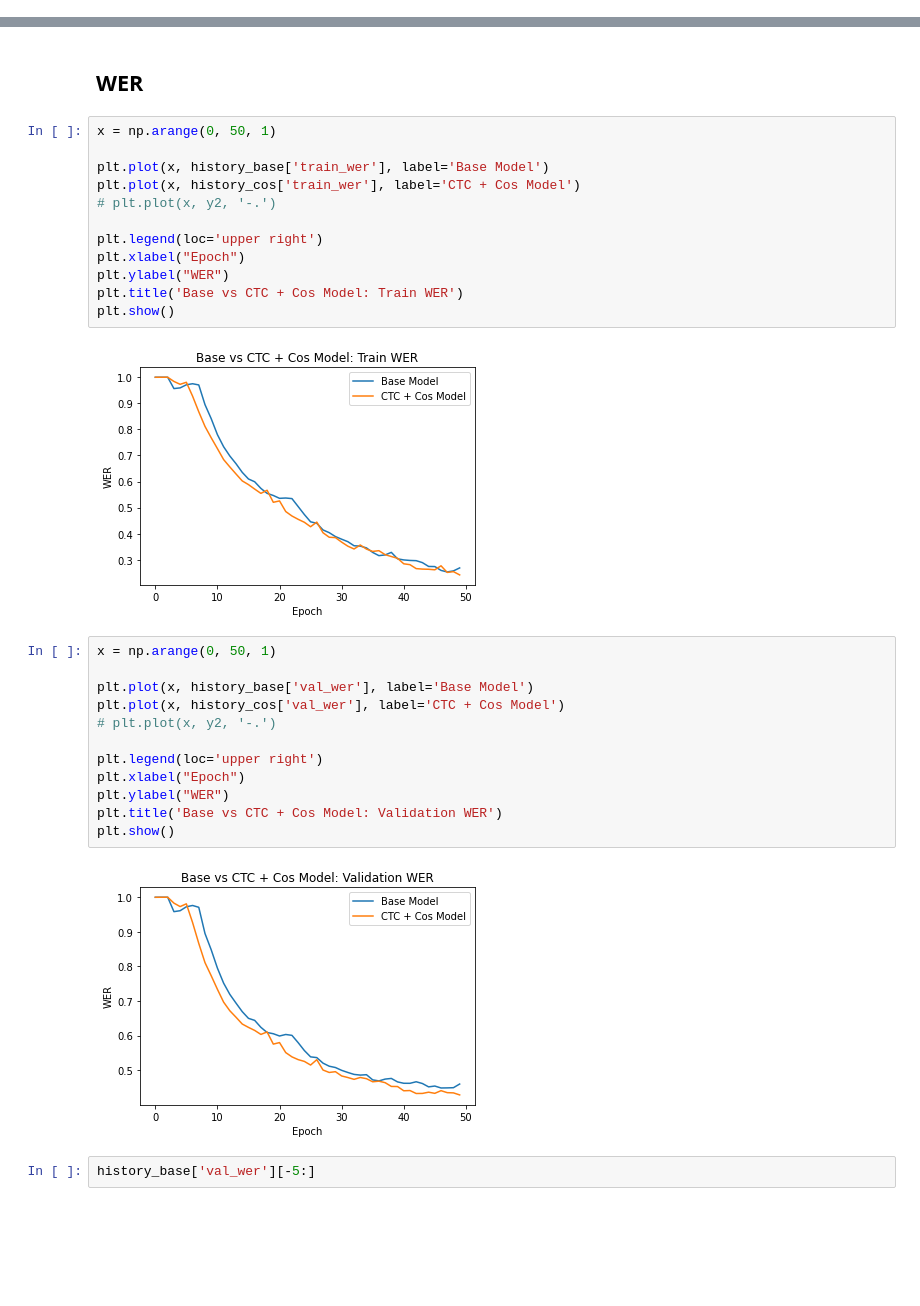
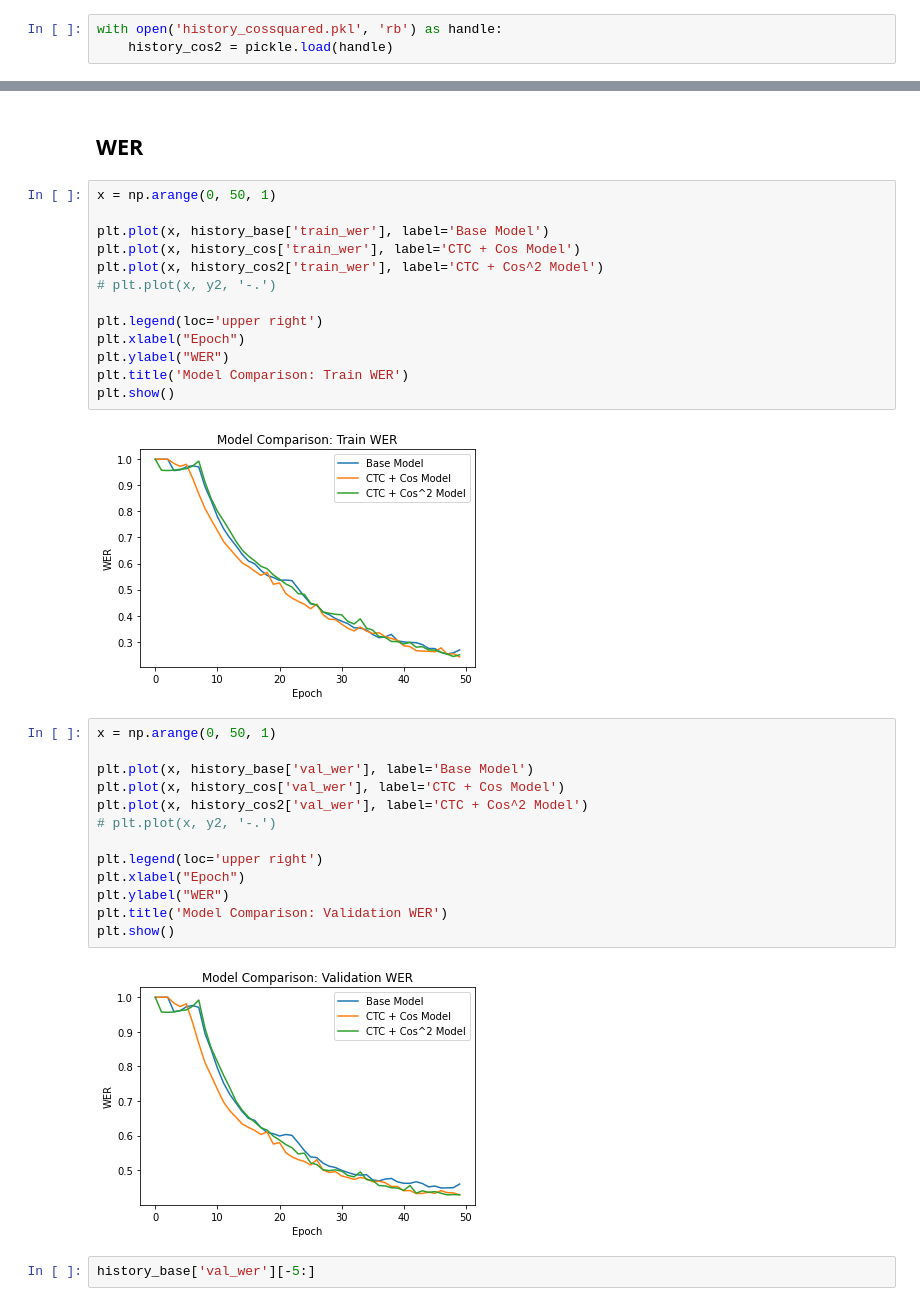
Before and after one commit to whettenr/severity-measures-asr, a Jupyter notebook: EX_3_Evaluate.ipynb, the cells around one changed output, grey strips where cells are left out. Saved outputs shown, nothing was run; the diff lists cells and outputs as text; blank space fills up the shorter version.

```diff
--- a/EX_3_Evaluate.ipynb
+++ b/EX_3_Evaluate.ipynb
@@ -11,6 +11,9 @@ with open('history_cos.pkl', 'rb') as handle:
 # %%
 with open('history_base.pkl', 'rb') as handle:
     history_base = pickle.load(handle)
+# %%
+with open('history_cossquared.pkl', 'rb') as handle:
+    history_cos2 = pickle.load(handle)
 # %%
 len(history_cos['losses'])
 # %% [output]
@@ -191,29 +248,31 @@ x = np.arange(0, 50, 1)
 
 plt.plot(x, history_base['train_wer'], label='Base Model')
 plt.plot(x, history_cos['train_wer'], label='CTC + Cos Model')
+plt.plot(x, history_cos2['train_wer'], label='CTC + Cos^2 Model')
 # plt.plot(x, y2, '-.')
 
 plt.legend(loc='upper right')
 plt.xlabel("Epoch")
 plt.ylabel("WER")
-plt.title('Base vs CTC + Cos Model: Train WER')
+plt.title('Model Comparison: Train WER')
 plt.show()
 # %% [output]
-[figure, old version]
+[figure, new version]
 # %%
 x = np.arange(0, 50, 1)
 
 plt.plot(x, history_base['val_wer'], label='Base Model')
 plt.plot(x, history_cos['val_wer'], label='CTC + Cos Model')
+plt.plot(x, history_cos2['val_wer'], label='CTC + Cos^2 Model')
 # plt.plot(x, y2, '-.')
 
 plt.legend(loc='upper right')
 plt.xlabel("Epoch")
 plt.ylabel("WER")
-plt.title('Base vs CTC + Cos Model: Validation WER')
+plt.title('Model Comparison: Validation WER')
 plt.show()
 # %% [output]
-[figure, old version]
+[figure, new version]
 # %%
 history_base['val_wer'][-5:]
 # %% [output]
```
Also changed, not shown: parts of 11 cells of this notebook, 3 other files.
